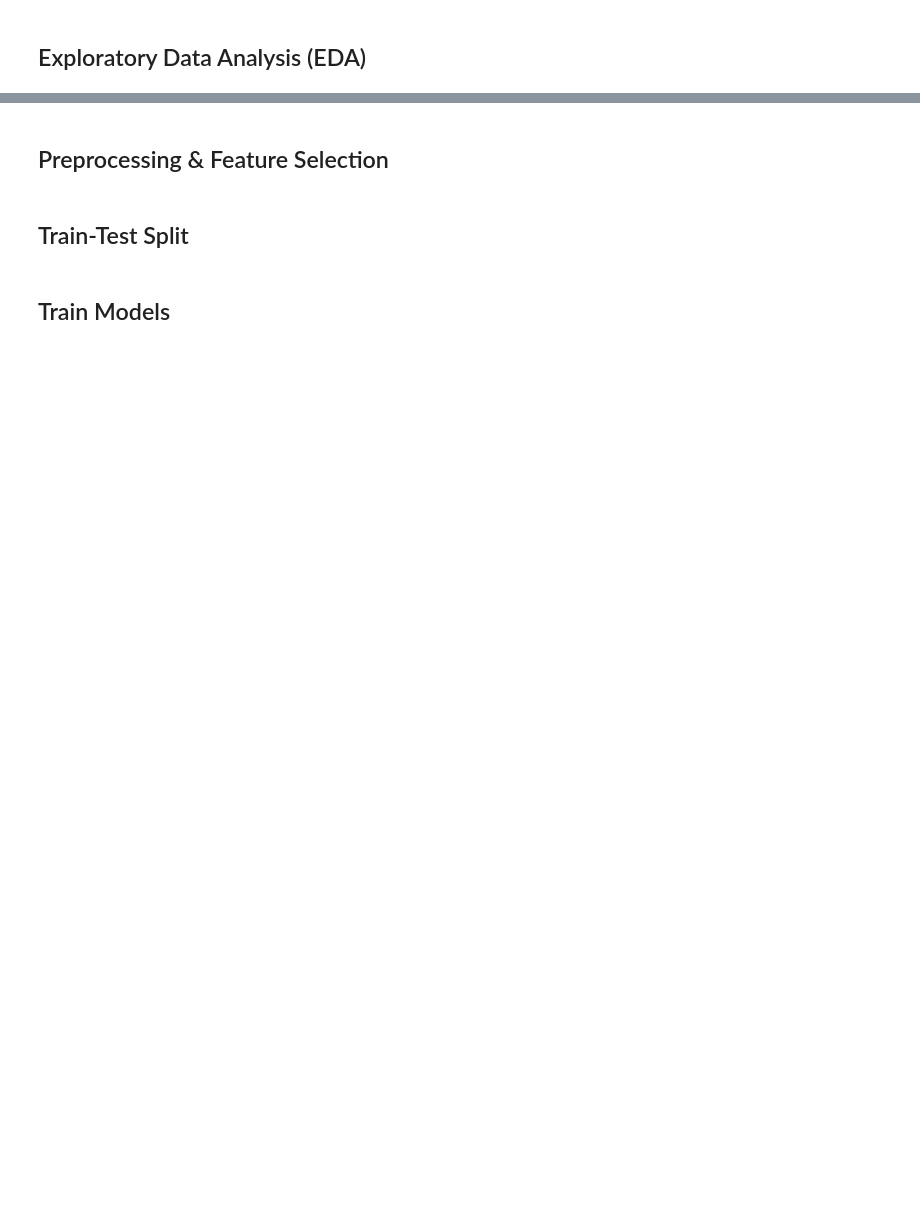
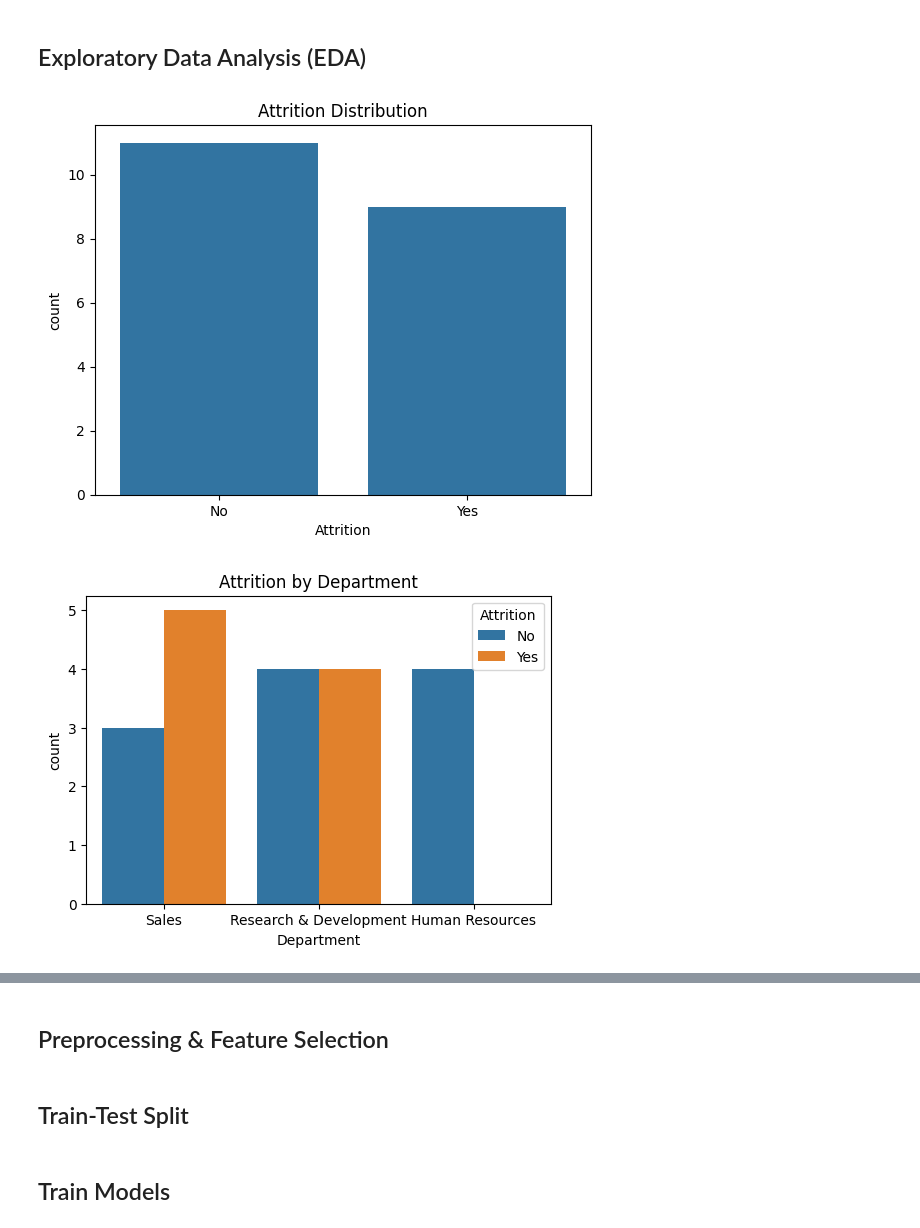
Before and after one commit to Iqra403/taskk, a Jupyter notebook: HR_Attrition_Project.ipynb, the cells around one changed output, grey strips where cells are left out. Saved outputs shown, nothing was run; the diff lists cells and outputs as text; code cells hidden in the pictures; blank space fills up the shorter version.

Commit message:
modified:   HR_Attrition_Project.ipynb 	modified:   evaluation_summary.txt 	new file:   logistic_pipeline.joblib#     new file:   output.png 	new file:   tree_pipeline.joblib

```diff
--- a/HR_Attrition_Project.ipynb
+++ b/HR_Attrition_Project.ipynb
@@ -25,0 +23,10 @@ df.head()
+# %%
+# Load CSV (file has rows wrapped in quotes; perform a small cleanup to parse correctly)
+from io import StringIO
+with open('hr_attrition_synthetic.csv', 'r', encoding='utf-8') as f:
+    raw = f.read()
+# Strip surrounding quotes from each physical line and ignore empty lines
+clean_lines = [ln.strip().strip('"') for ln in raw.splitlines() if ln.strip()!='']
+cleaned = '\n'.join(clean_lines)
+df = pd.read_csv(StringIO(cleaned))
+df.head()
@@ -49,0 +42,61 @@ plt.show()
+# %%
+# Attrition distribution
+# Robustly find an Attrition-like column name (handles variations like 'attrition', trailing spaces, etc.)
+attr_col = None
+for c in df.columns:
+    if c and c.strip().lower() == 'attrition':
+        attr_col = c
+        break
+if attr_col is None:
+    # try a fuzzy match for common variants
+    for c in df.columns:
+        if c and 'attrit' in c.strip().lower():
+            attr_col = c
+            break
+if attr_col is None:
+    raise ValueError(f"Could not find an 'Attrition' column in df. Available columns: {list(df.columns)}")
+
+sns.countplot(x=attr_col, data=df)
+plt.title('Attrition Distribution')
+plt.show()
+
+# Attrition by Department
+plt.figure(figsize=(6,4))
+dept_col = 'Department' if 'Department' in df.columns else None
+if dept_col is None:
+    dept_candidates = [c for c in df.columns if 'dept' in c.strip().lower()]
+    dept_col = dept_candidates[0] if dept_candidates else None
+if dept_col is None:
+    print('No Department-like column found; skipping department plot')
+else:
+    sns.countplot(x=dept_col, hue=attr_col, data=df)
+    plt.title('Attrition by Department')
+    plt.show()
+
+# Attrition vs OverTime
+plt.figure(figsize=(6,4))
+ot_col = 'OverTime' if 'OverTime' in df.columns else None
+if ot_col is None:
+    ot_candidates = [c for c in df.columns if 'overtime' in c.strip().lower()]
+    ot_col = ot_candidates[0] if ot_candidates else None
+if ot_col is None:
+    print('No OverTime-like column found; skipping OverTime plot')
+else:
+    sns.countplot(x=ot_col, hue=attr_col, data=df)
+    plt.title('Attrition vs OverTime')
+    plt.show()
+
+# Average MonthlyIncome by Attrition
+mi_col = 'MonthlyIncome' if 'MonthlyIncome' in df.columns else None
+if mi_col is None:
+    mi_candidates = [c for c in df.columns if 'income' in c.strip().lower() or 'monthly' in c.strip().lower()]
+    mi_col = mi_candidates[0] if mi_candidates else None
+if mi_col is None:
+    print('No MonthlyIncome-like column found; skipping income plot')
+else:
+    df.groupby(attr_col)[mi_col].mean().plot(kind='bar')
+    plt.title('Average Monthly Income by Attrition')
+    plt.show()
+# %% [output]
+[figure, added]
+[figure, added]
```
Also changed, not shown: parts of 9 cells of this notebook, 4 other files.
